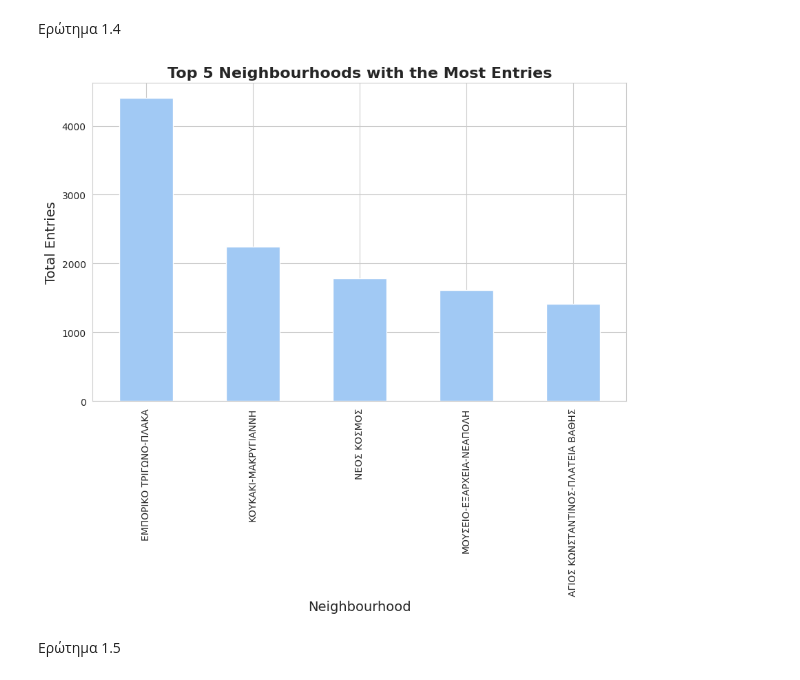
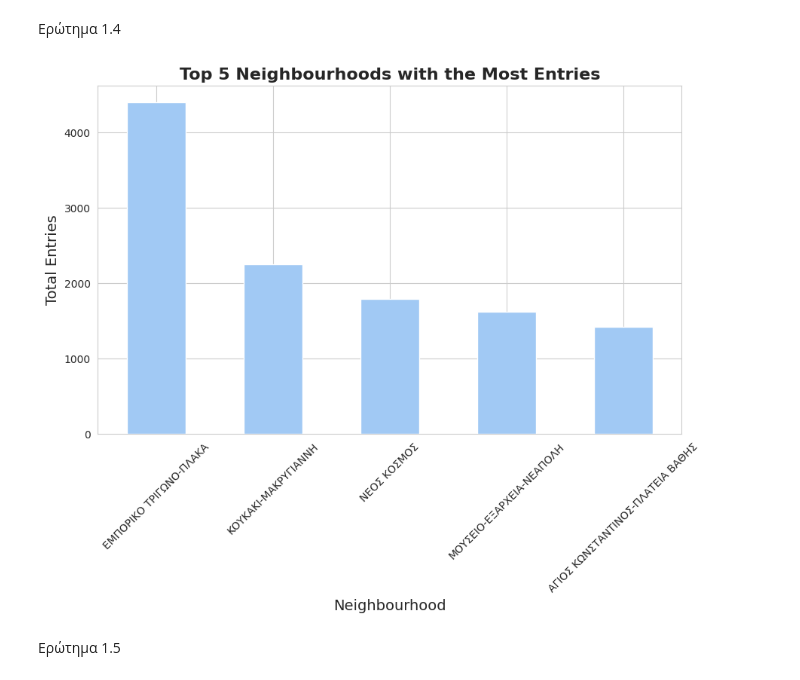
Before and after one commit to GeorgeSakketos/Data_Mining_Exercice_01, a Jupyter notebook: Data_Mining.ipynb, the cells around one changed output. Drawn from its saved outputs; the diff is of its cells as text; code cells hidden in the pictures.

```diff
--- a/Data_Mining.ipynb
+++ b/Data_Mining.ipynb
@@ -226,28 +249,32 @@ plt.show()
 # %% [markdown]
 Ερώτημα 1.4
 # %%
+train_2023_copy = train_2023.copy()
+
 # Group by Neighbourhood and count the number of reviews
-number_of_entries = train_2023.groupby(train_2023['neighbourhood']).size()
+number_of_entries = train_2023_copy.groupby(train_2023['neighbourhood']).size()
 
 # Sort by number of reviews and keep the top 5
 top_neighbourhoods = number_of_entries.nlargest(5)
 
+# Plot Styling
 sns.set_style("whitegrid")
 sns.set_palette("pastel")
 
 # Plot Top 5 Neighbourhoods
-top_neighbourhoods.plot(kind='bar', figsize=(10, 6))
+top_neighbourhoods.plot(kind='bar', figsize = (10, 6))
 
 # Title and Labels
+plt.xticks(rotation=45)
 plt.title("Top 5 Neighbourhoods with the Most Entries", fontsize=16, fontweight='bold')
 plt.xlabel("Neighbourhood", fontsize=14)
 plt.ylabel("Total Entries", fontsize=14)
 
 # Show the plot
 plt.grid(True)
 plt.show()
 # %% [output]
-[figure, old version]
+[figure, new version]
 # %% [markdown]
 Ερώτημα 1.5
 # %%
```
Also changed, not shown: parts of 44 cells of this notebook.
